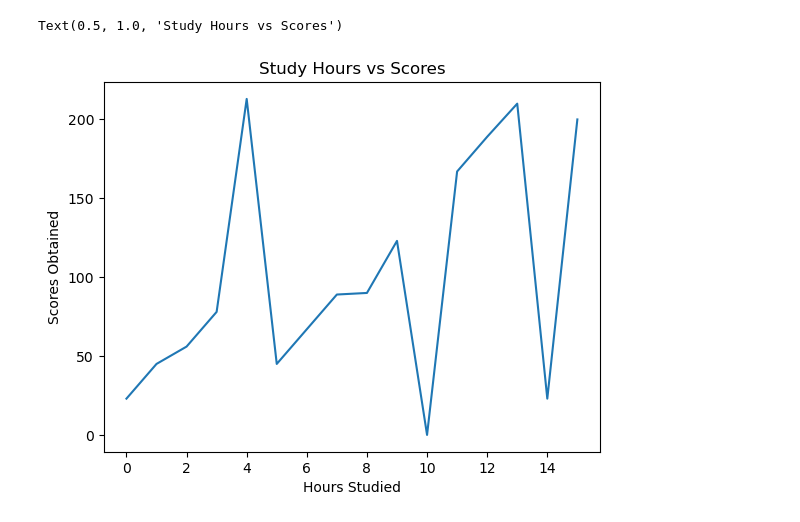
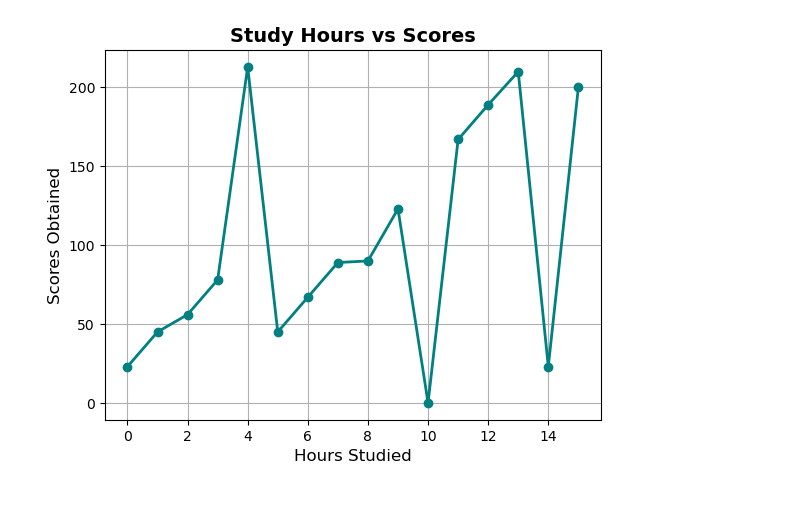
Before and after one commit to AimeKelvin/Data_science_and_ML_L5, a Jupyter notebook: matplot/plotting.ipynb, the cells around one changed output. Cells and saved outputs as stored; diff of their text form; code cells hidden in the pictures.

```diff
--- a/matplot/plotting.ipynb
+++ b/matplot/plotting.ipynb
@@ -1,13 +1,14 @@
 # %%
 import matplotlib.pyplot as pt
 
 scores = [23, 45, 56, 78, 213, 45, 67, 89, 90, 123, 0, 167, 189, 210, 23, 200]
 hours = [0, 1, 2, 3, 4, 5, 6, 7, 8, 9, 10, 11, 12, 13, 14, 15]
 
-pt.plot(hours, scores)
-pt.xlabel("Hours Studied")
-pt.ylabel("Scores Obtained")
-pt.title("Study Hours vs Scores")
+pt.plot(hours, scores, marker='o', color='teal', linewidth=2)
+pt.xlabel("Hours Studied", fontsize=12)
+pt.ylabel("Scores Obtained", fontsize=12)
+pt.title("Study Hours vs Scores", fontsize=14, fontweight='bold')
+pt.grid(True)
+pt.show()
 # %% [output]
-Text(0.5, 1.0, 'Study Hours vs Scores')
-[figure, old version]
+[figure, new version]
```
Also changed, not shown: 1 other file.
